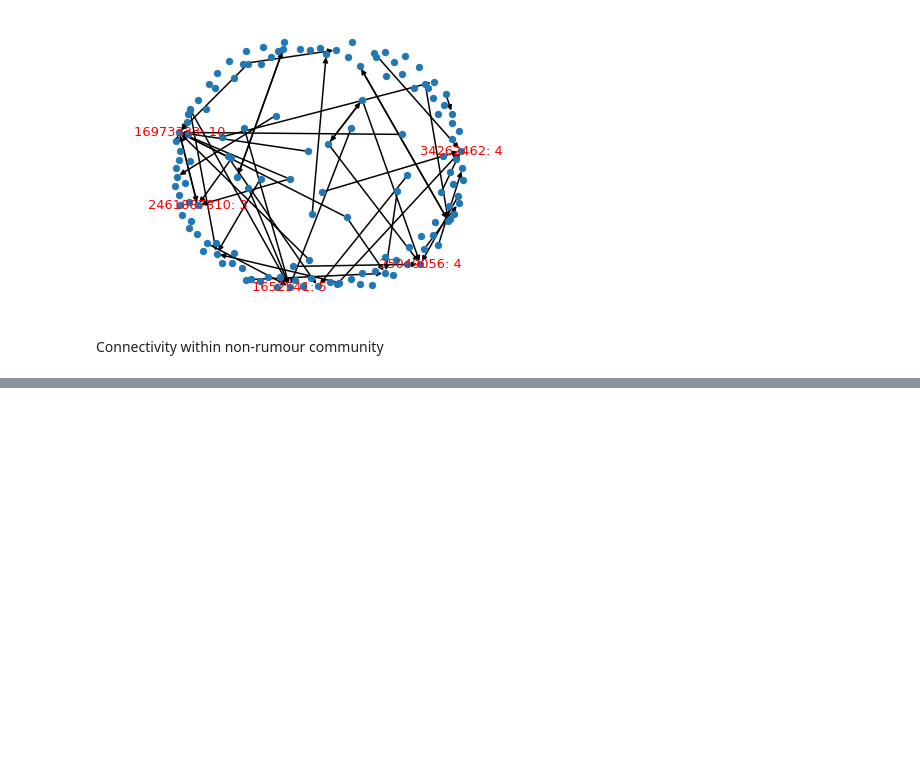
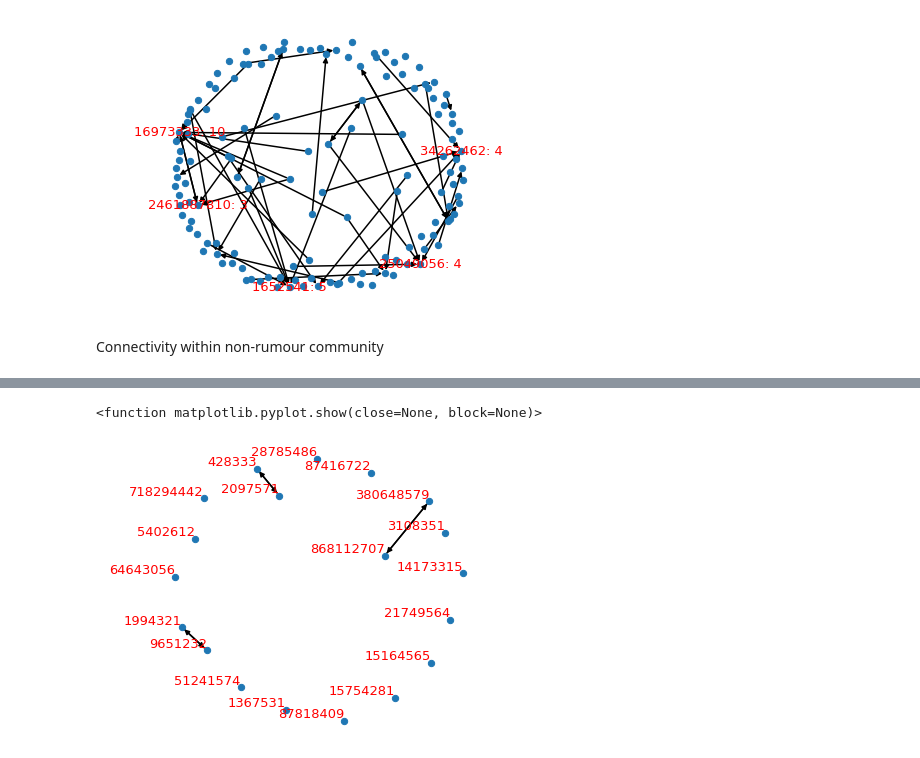
Before and after one commit to YuHung-Chiang/Network-Analysis, a Jupyter notebook: centrality/centrality.ipynb, the cells around one changed output, grey strips where cells are left out. Saved outputs shown, nothing was run; the diff lists cells and outputs as text; code cells hidden in the pictures; blank space fills up the shorter version.

```diff
--- a/centrality/centrality.ipynb
+++ b/centrality/centrality.ipynb
@@ -517,0 +573,19 @@ plt.show()
+# %%
+labels = {}
+nodes = []
+for key, attr in FR_G.nodes(data=True):
+    if attr["at"] == "bridges":
+        nodes.append(key)
+
+subGraph = FR_G.subgraph(nodes)
+
+for n in nodes:
+    labels[n] = n
+# pos = nx.planar_layout(subGraph)
+# pos = nx.spring_layout(G, k=1, iterations=20)
+ch.visualize(subGraph,None,labels,None,40,"bottom","right")
+
+plt.show
+# %% [output]
+<function matplotlib.pyplot.show(close=None, block=None)>
+[figure, added]
```
Also changed, not shown: parts of 11 cells of this notebook, 9 other files.
